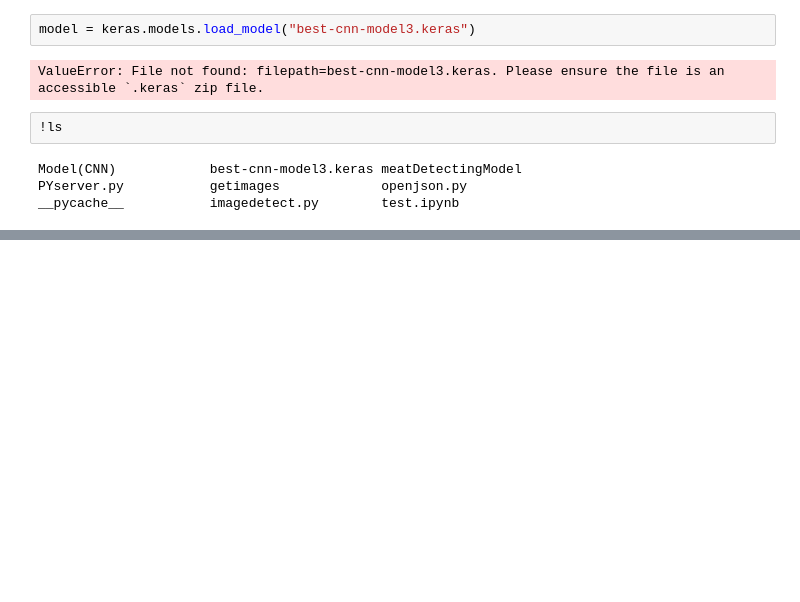
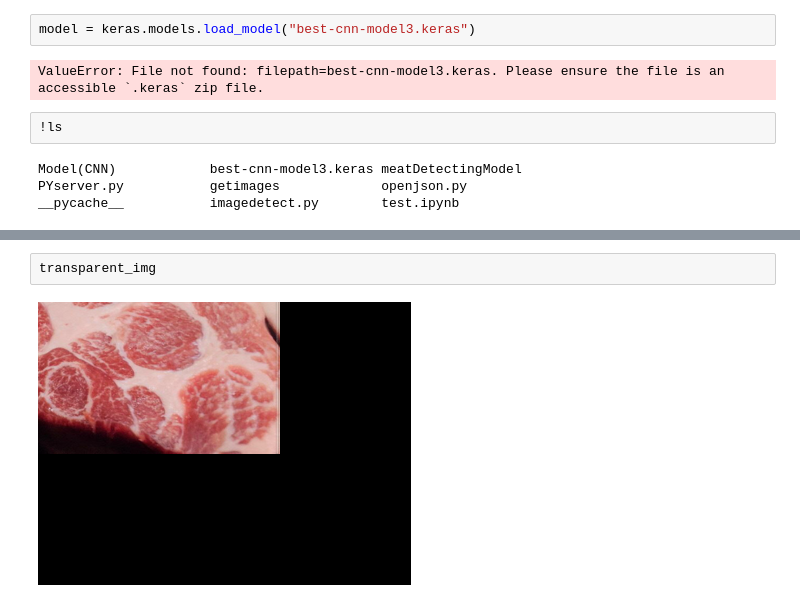
Before and after one commit to 3TeamPickMeat/PickMeat, a Jupyter notebook: python/Server/test.ipynb, the cells around one changed output, grey strips where cells are left out. Saved outputs shown, nothing was run; the diff lists cells and outputs as text; blank space fills up the shorter version.

```diff
--- a/python/Server/test.ipynb
+++ b/python/Server/test.ipynb
@@ -303,0 +327,4 @@ __pycache__           imagedetect.py        test.ipynb
+# %%
+transparent_img
+# %% [output]
+[figure, added]
```
Also changed, not shown: parts of 31 cells of this notebook, 18 other files.
